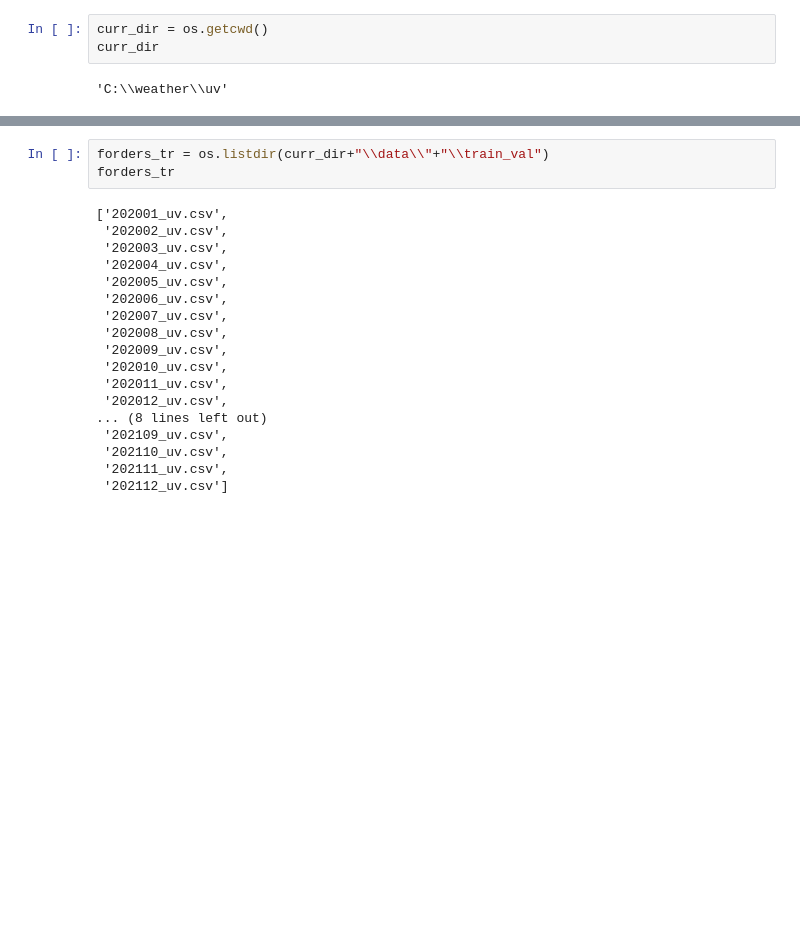
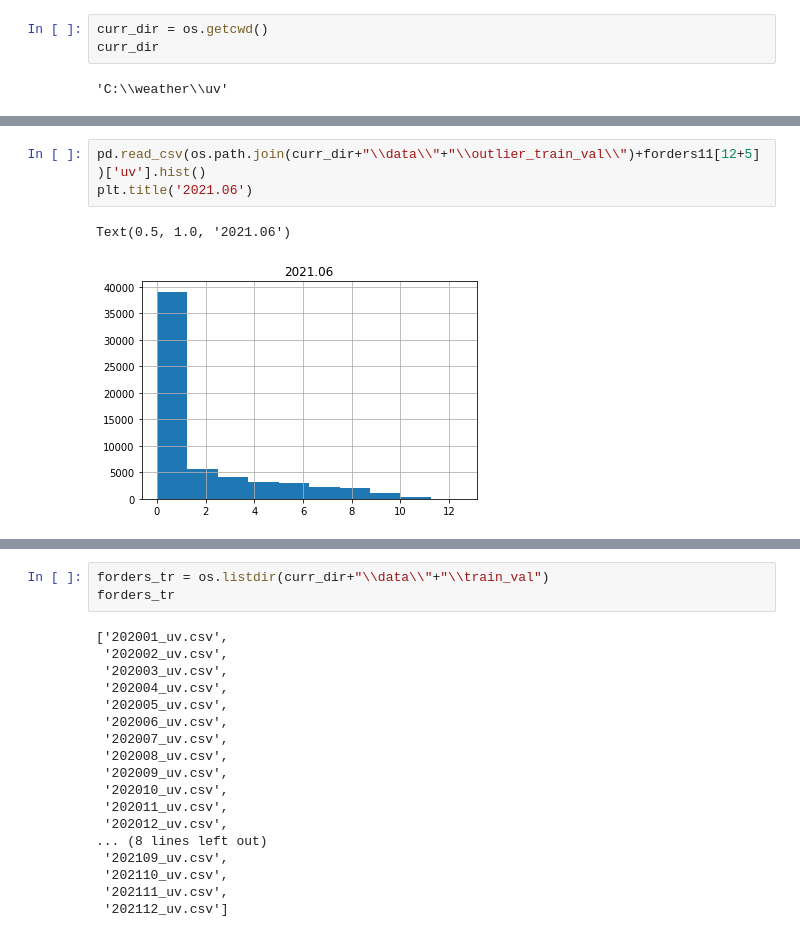
Before and after one commit to lala991204/Contest_weather, a Jupyter notebook: UV/NA_ratio/uv_ratio.ipynb, the cells around one changed output, grey strips where cells are left out. Saved outputs shown, nothing was run; the diff lists cells and outputs as text; blank space fills up the shorter version.

```diff
--- a/UV/NA_ratio/uv_ratio.ipynb
+++ b/UV/NA_ratio/uv_ratio.ipynb
@@ -34,0 +62,6 @@ curr_dir
+# %%
+pd.read_csv(os.path.join(curr_dir+"\\data\\"+"\\outlier_train_val\\")+forders11[12+5])['uv'].hist()
+plt.title('2021.06')
+# %% [output]
+Text(0.5, 1.0, '2021.06')
+[figure, added]
```
Also changed, not shown: parts of 4 cells of this notebook.
